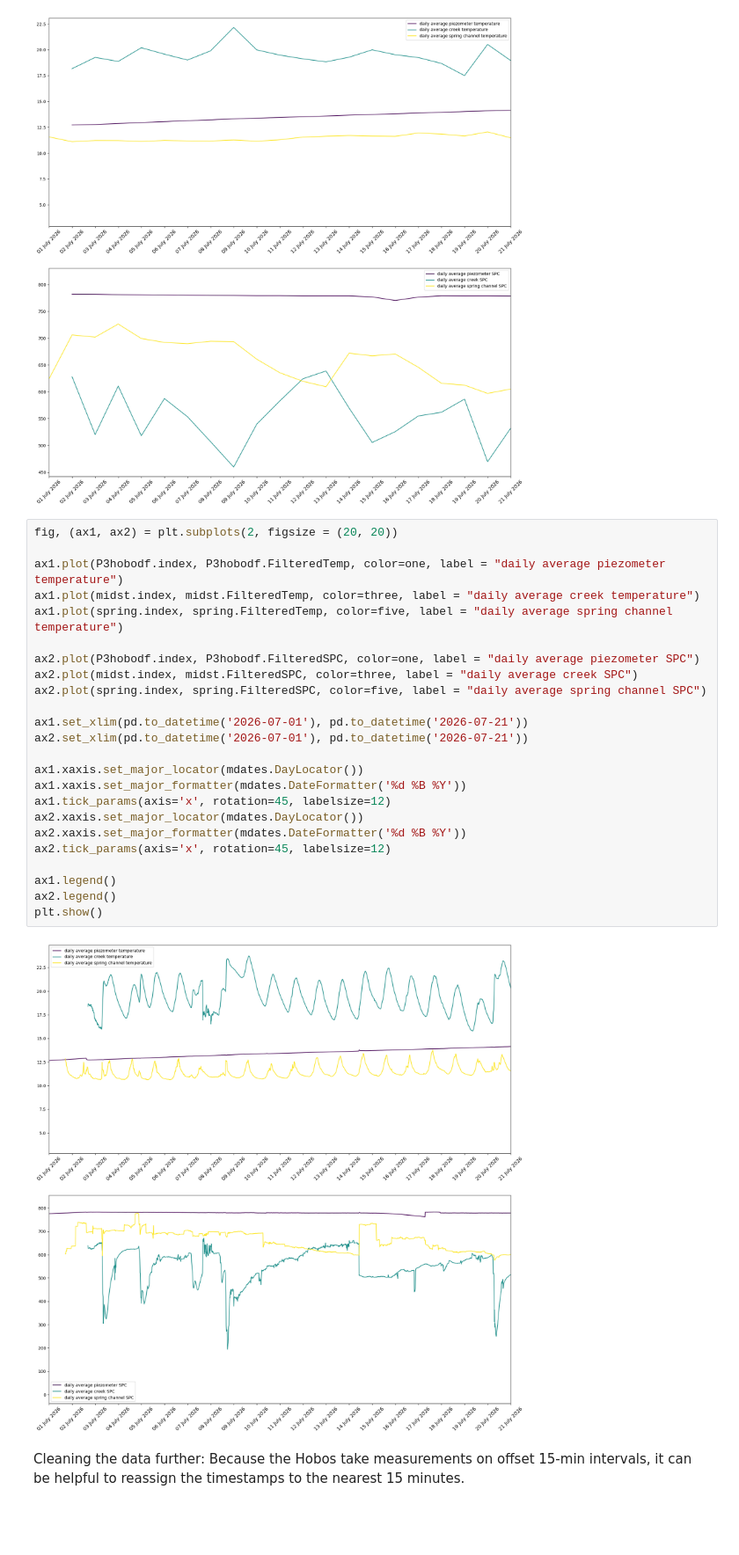
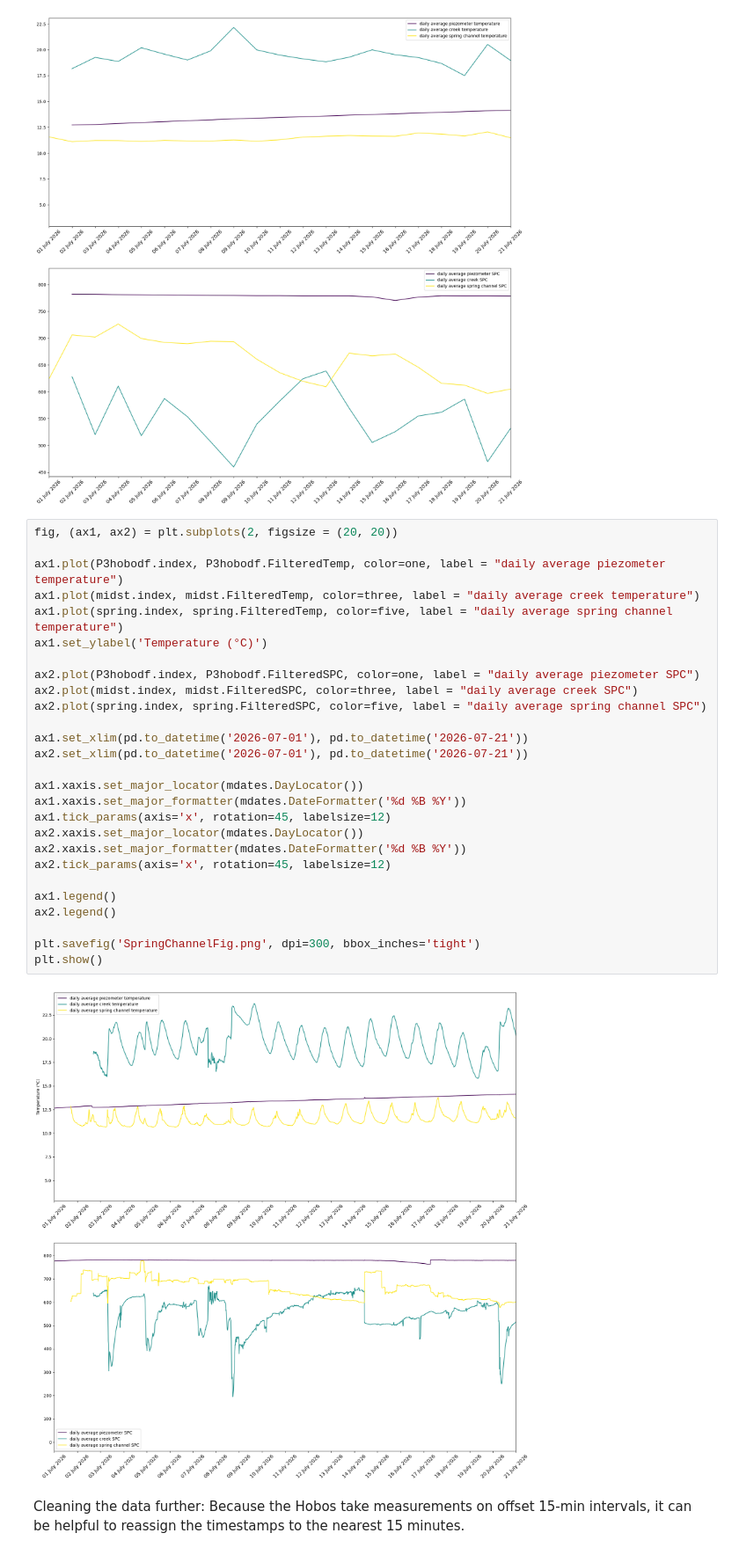
Before and after one commit to sauron-245/summer_26, a Jupyter notebook: summer 2026/AllWells.ipynb, the cells around one changed output. Shown at 88% size. Cells and saved outputs as stored; diff of their text form; blank space fills up the shorter version.

```diff
--- a/summer 2026/AllWells.ipynb
+++ b/summer 2026/AllWells.ipynb
@@ -485,29 +528,32 @@ plt.show()
 # %%
 fig, (ax1, ax2) = plt.subplots(2, figsize = (20, 20))
 
 ax1.plot(P3hobodf.index, P3hobodf.FilteredTemp, color=one, label = "daily average piezometer temperature")
 ax1.plot(midst.index, midst.FilteredTemp, color=three, label = "daily average creek temperature")
 ax1.plot(spring.index, spring.FilteredTemp, color=five, label = "daily average spring channel temperature")
+ax1.set_ylabel('Temperature (°C)')
 
 ax2.plot(P3hobodf.index, P3hobodf.FilteredSPC, color=one, label = "daily average piezometer SPC")
 ax2.plot(midst.index, midst.FilteredSPC, color=three, label = "daily average creek SPC")
 ax2.plot(spring.index, spring.FilteredSPC, color=five, label = "daily average spring channel SPC")
 
 ax1.set_xlim(pd.to_datetime('2026-07-01'), pd.to_datetime('2026-07-21'))
 ax2.set_xlim(pd.to_datetime('2026-07-01'), pd.to_datetime('2026-07-21'))
 
 ax1.xaxis.set_major_locator(mdates.DayLocator())
 ax1.xaxis.set_major_formatter(mdates.DateFormatter('%d %B %Y'))
 ax1.tick_params(axis='x', rotation=45, labelsize=12)
 ax2.xaxis.set_major_locator(mdates.DayLocator())
 ax2.xaxis.set_major_formatter(mdates.DateFormatter('%d %B %Y'))
 ax2.tick_params(axis='x', rotation=45, labelsize=12)
 
 ax1.legend()
 ax2.legend()
+
+plt.savefig('SpringChannelFig.png', dpi=300, bbox_inches='tight')
 plt.show()
 # %% [output]
-[figure, old version]
+[figure, new version]
 # %% [markdown]
 Cleaning the data further: Because the Hobos take measurements on offset 15-min intervals, it can be helpful to reassign the timestamps to the nearest 15 minutes.
 # %%
```
Also changed, not shown: parts of 3 cells of this notebook, 10 other files.
